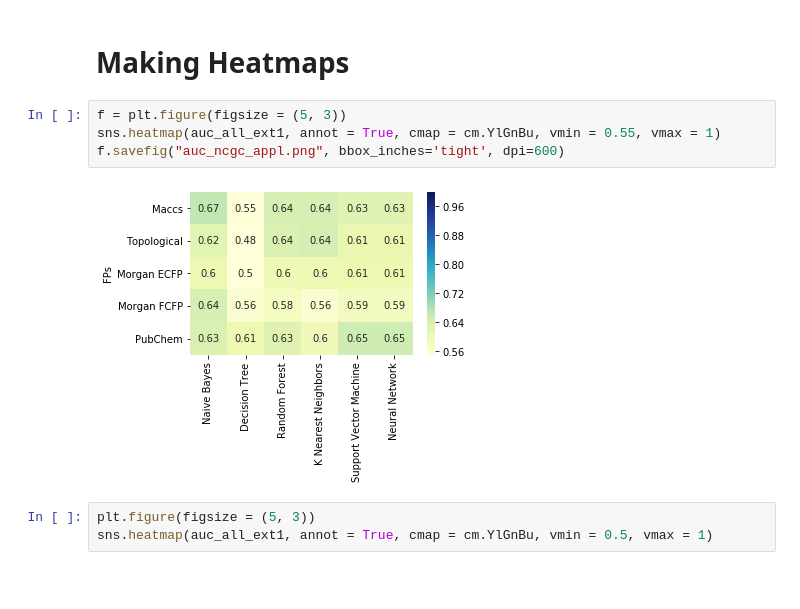
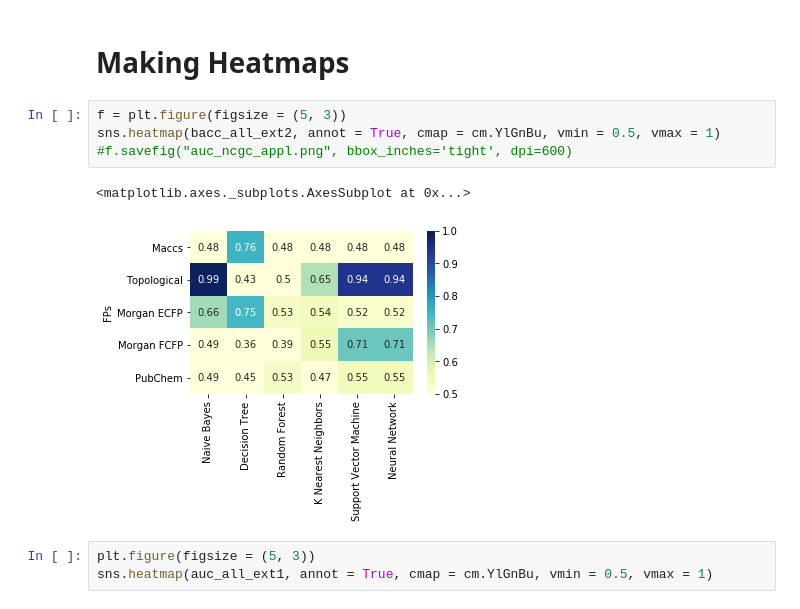
Before and after one commit to shreyasingh1/NCBI, a Jupyter notebook: Heatmaps - Applicability Domain.ipynb, the cells around one changed output. Cells and saved outputs as stored; diff of their text form; blank space fills up the shorter version.

```diff
--- a/Heatmaps - Applicability Domain.ipynb
+++ b/Heatmaps - Applicability Domain.ipynb
@@ -385,10 +385,11 @@ sphe_all_test = sphe_all_test.astype(float)
 # Making Heatmaps
 # %%
 f = plt.figure(figsize = (5, 3))
-sns.heatmap(auc_all_ext1, annot = True, cmap = cm.YlGnBu, vmin = 0.55, vmax = 1)
-f.savefig("auc_ncgc_appl.png", bbox_inches='tight', dpi=600)
+sns.heatmap(bacc_all_ext2, annot = True, cmap = cm.YlGnBu, vmin = 0.5, vmax = 1)
+#f.savefig("auc_ncgc_appl.png", bbox_inches='tight', dpi=600)
 # %% [output]
+<matplotlib.axes._subplots.AxesSubplot at 0x...>
-[figure, old version]
+[figure, new version]
 # %%
 plt.figure(figsize = (5, 3))
 sns.heatmap(auc_all_ext1, annot = True, cmap = cm.YlGnBu, vmin = 0.5, vmax = 1)
```
Also changed, not shown: 2 other files.
